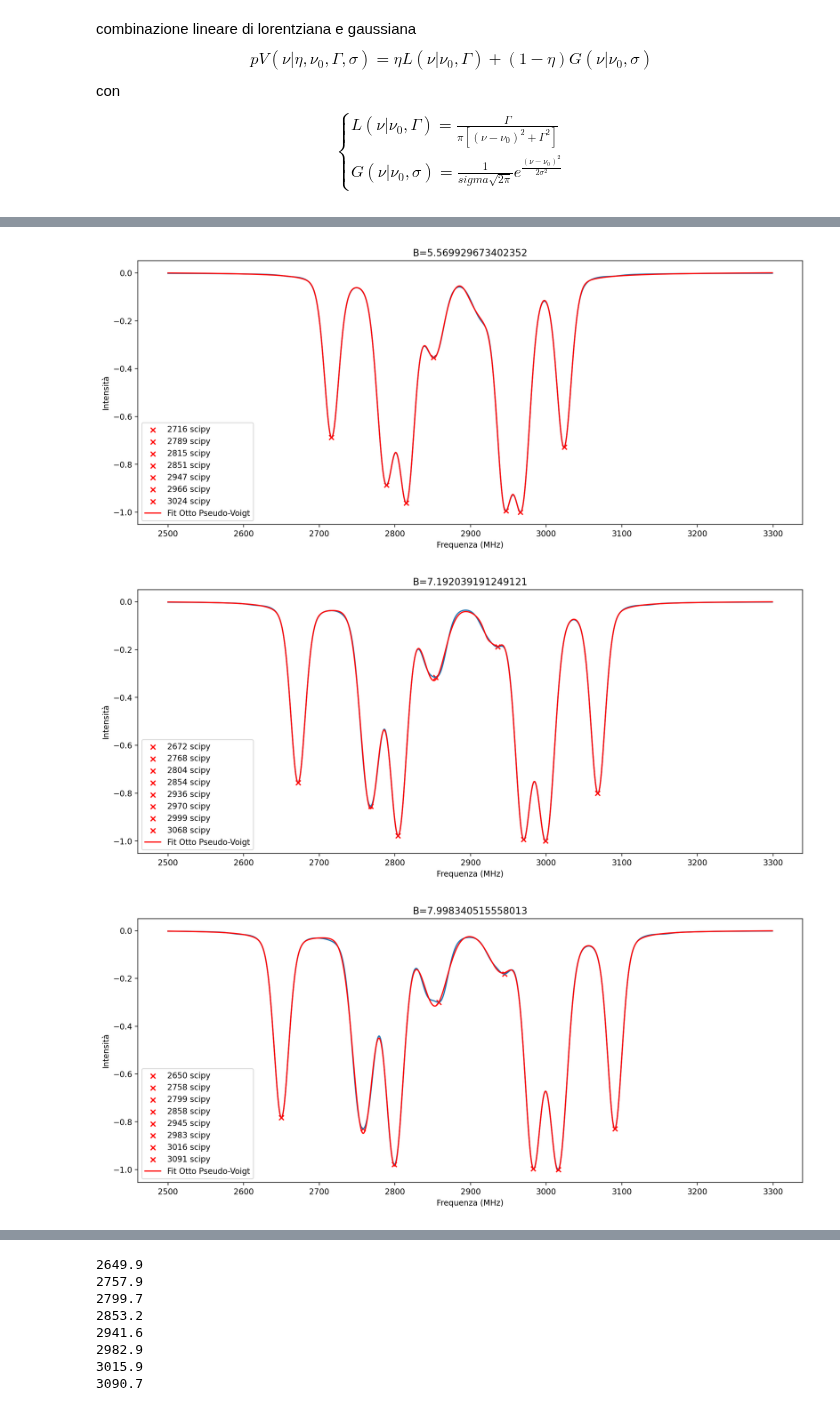
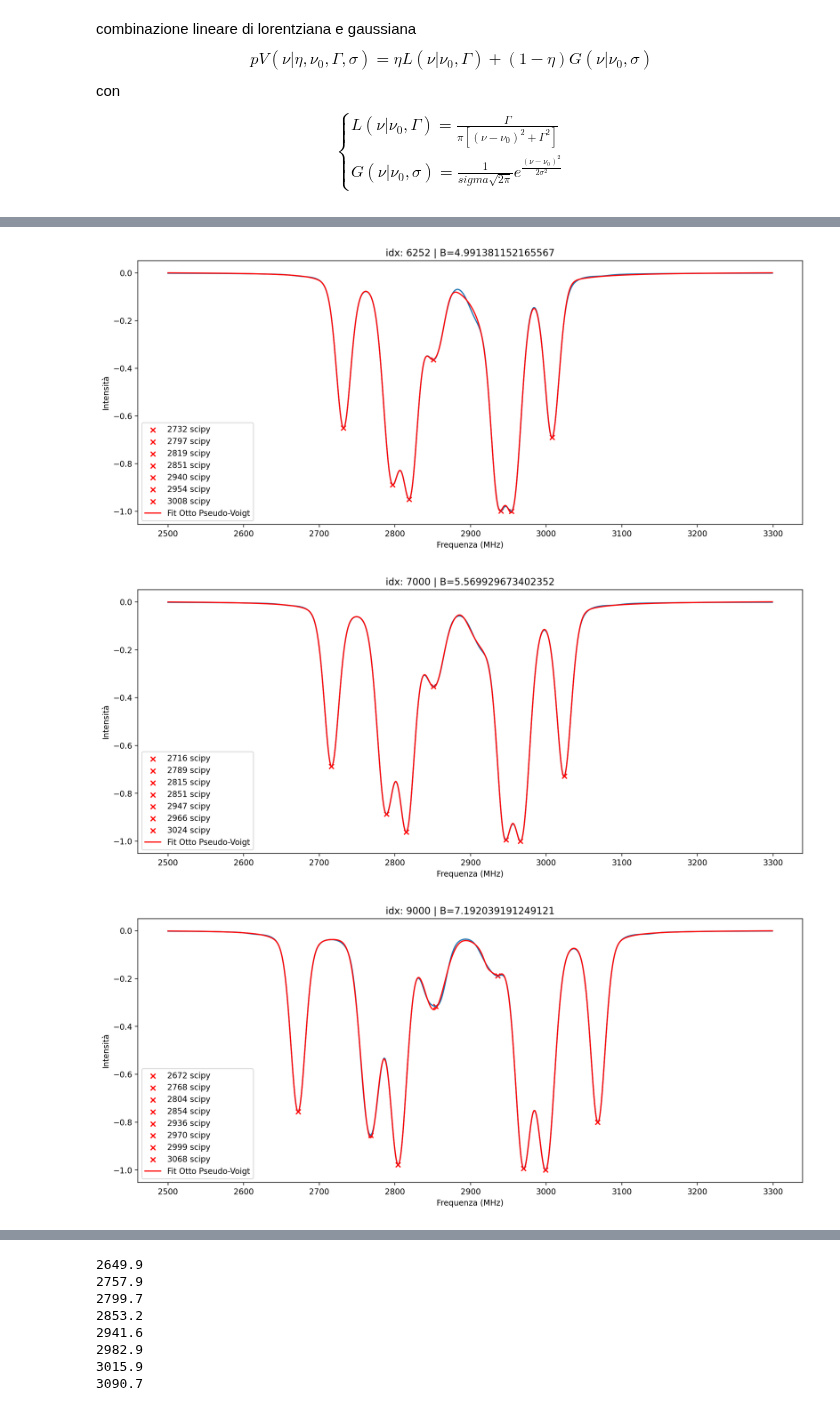
Before and after one commit to zosojack/ml-odmr, a Jupyter notebook: signal-syntesis/proof-of-concept.ipynb, the cells around one changed output, grey strips where cells are left out. Cells and saved outputs as stored; diff of their text form; code cells hidden in the pictures.

```diff
--- a/signal-syntesis/proof-of-concept.ipynb
+++ b/signal-syntesis/proof-of-concept.ipynb
@@ -13,7 +13,7 @@ x_axis = range(2500, 3300)
 
 N_spettri, N_punti = s.shape[0], s.shape[1]
 # %%
-k_list = [0, 500, 1_500, 2_500, 3_500, 5_000, 7_000, 9_000, -1]
+k_list = [0, 500, 1_500, 2_500, 3_500, 5_000, 6252, 7_000, 9_000, -1]
 # %%
 # normalizzo singolarmente ogni spettro al suo massimo, utile per impostare
 # threshold per i picchi con soglie fisse
@@ -73,7 +73,7 @@ for k in k_list:
     for pos in posizioni_totali[k]:
         h = info_totale[k]['peak_heights'][np.where(posizioni_totali[k] == pos)[0][0]]
         plt.scatter(pos, -h, color='red', marker='x', label=f'{pos} scipy')  # Evidenziamo i picchi
-    plt.title(f"B={B[k]}")
+    plt.title(f"idx: {k} | B={B[k]}")
     plt.xlabel('Frequenza (MHz)')
     plt.ylabel('Intensità')
     plt.legend()
@@ -129,7 +130,7 @@ for k in k_list:
         h = info_totale[k]['peak_heights'][np.where(posizioni_totali[k] == pos)[0][0]]
         plt.scatter(pos, -h, color='red', marker='x', label=f'{pos} scipy')  # Evidenziamo i picchi
     plt.plot(f, -otto_pseudo_voigt(f, ampiezze_fit[k], posizioni_fit[k], gamma_fit[k], sigma_fit[k], eta_fit[k], y0_fit[k]), color='red', label='Fit Otto Pseudo-Voigt')  # Plot del fit
-    plt.title(f"B={B[k]}")
+    plt.title(f"idx: {k} | B={B[k]}")
     plt.xlabel('Frequenza (MHz)')
     plt.ylabel('Intensità')
     plt.legend()
@@ -144,3 +145,3 @@ plt.show()
-[figure, old version]
+[figure, new version]
-[figure, old version]
+[figure, new version]
-[figure, old version]
+[figure, new version]
```
Also changed, not shown: parts of 4 cells of this notebook, 8 other files.
